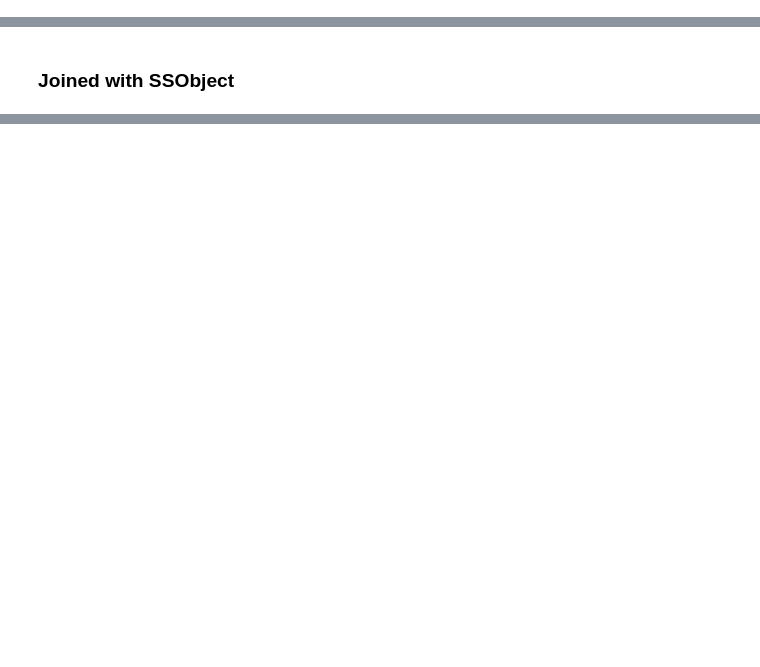
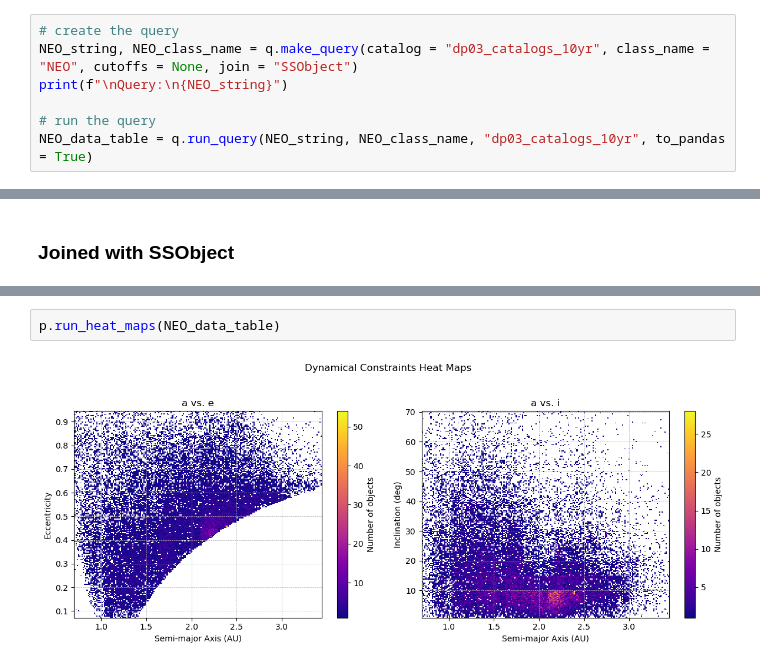
Before and after one commit to lsst-sssc/rsp_queries, a Jupyter notebook: docs/notebooks/query_tutorial.ipynb, the cells around one changed output, grey strips where cells are left out. Drawn from its saved outputs; the diff is of its cells as text; blank space fills up the shorter version.

```diff
--- a/docs/notebooks/query_tutorial.ipynb
+++ b/docs/notebooks/query_tutorial.ipynb
@@ -75,0 +107,7 @@ Job phase is COMPLETED
+# %%
+# create the query
+NEO_string, NEO_class_name = q.make_query(catalog = "dp03_catalogs_10yr", class_name = "NEO", cutoffs = None, join = "SSObject")
+print(f"\nQuery:\n{NEO_string}")
+
+# run the query
+NEO_data_table = q.run_query(NEO_string, NEO_class_name, "dp03_catalogs_10yr", to_pandas = True)
@@ -220,0 +314,4 @@ Large range criterion: 4.0952306
+# %%
+p.run_heat_maps(NEO_data_table)
+# %% [output]
+[figure, added]
```
Also changed, not shown: parts of 19 cells of this notebook, 3 other files.
